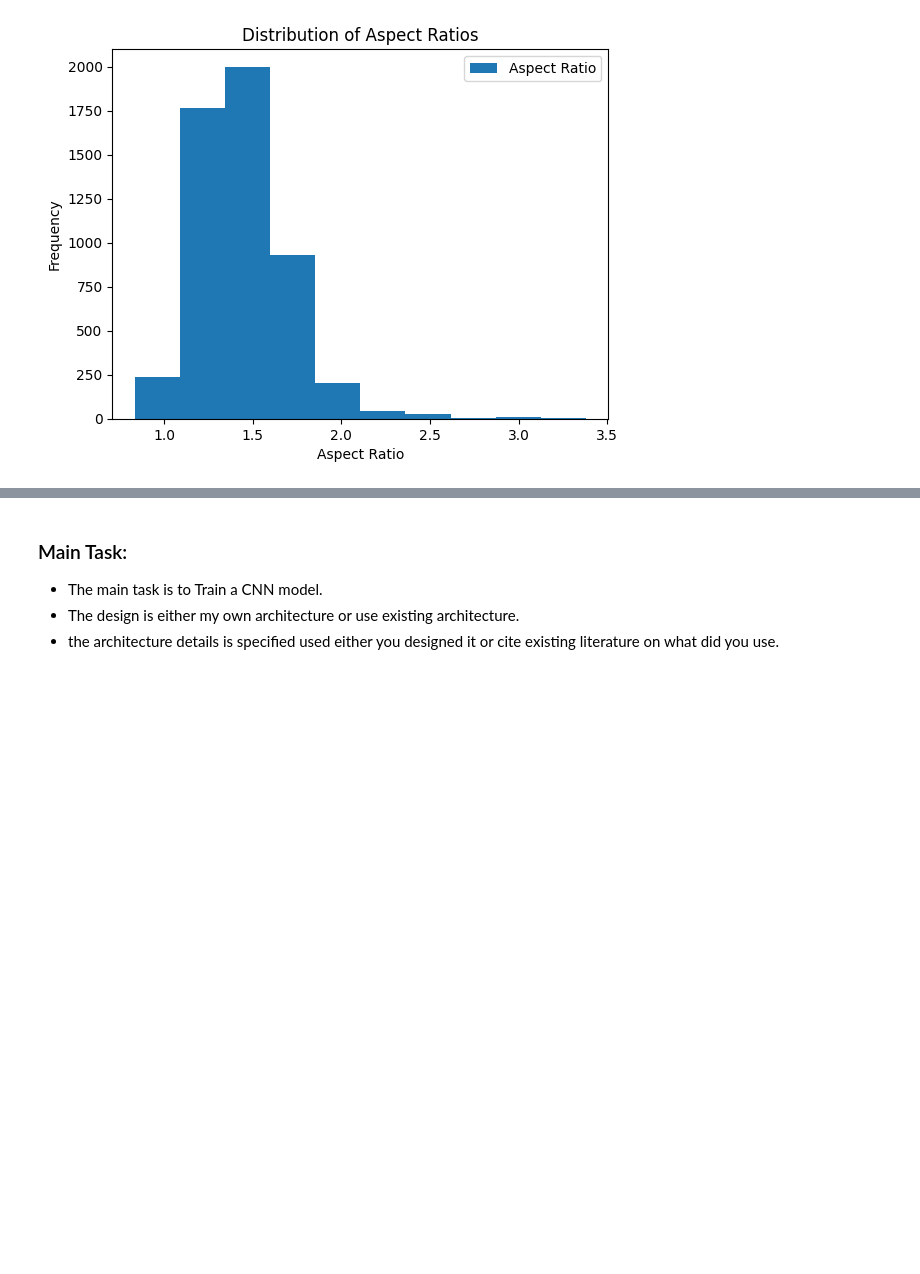
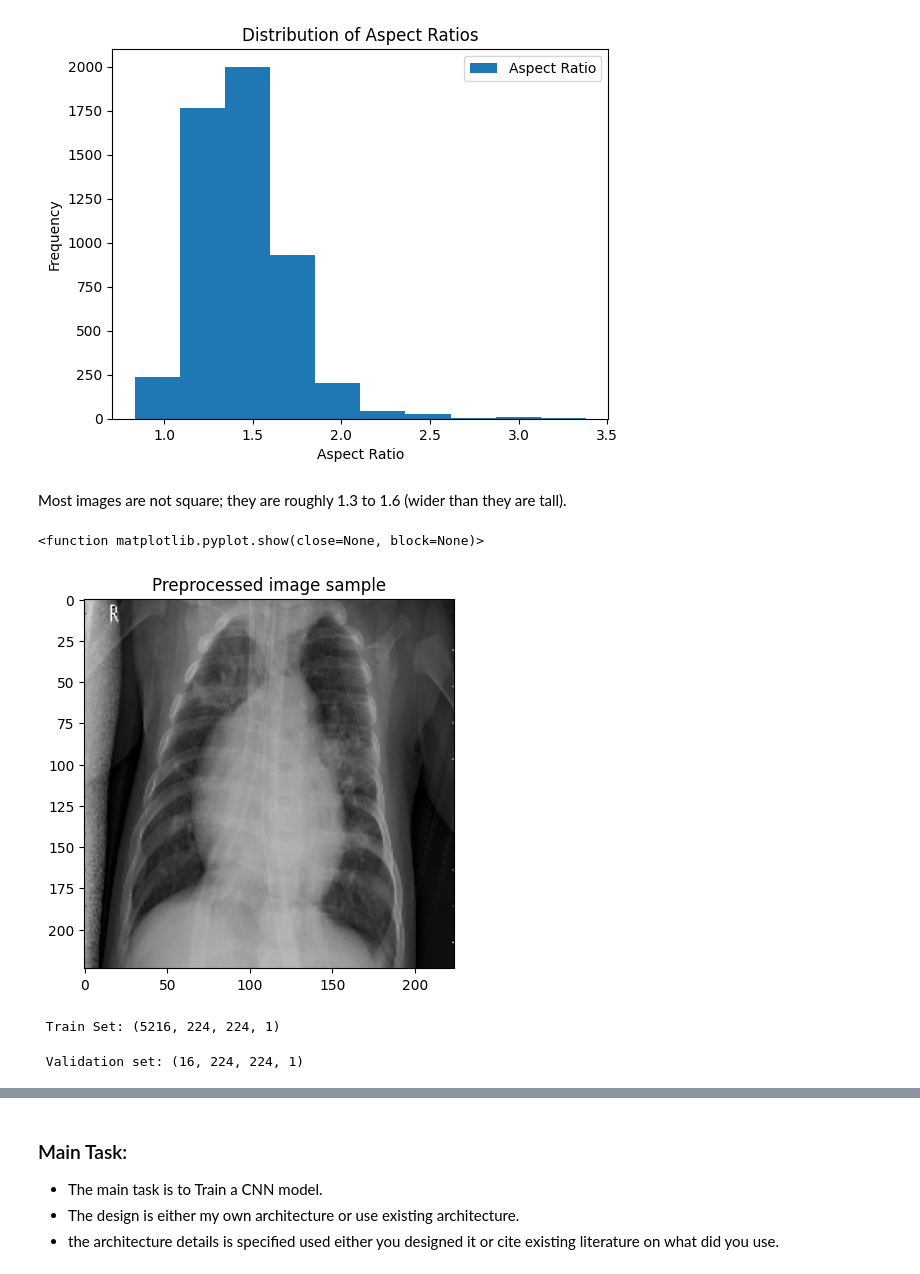
Before and after one commit to sondosaabed/Pneumonia-Classification-CNN, a Jupyter notebook: Pneumonia-Classification-CNN.ipynb, the cells around one changed output, grey strips where cells are left out. Drawn from its saved outputs; the diff is of its cells as text; code cells hidden in the pictures; blank space fills up the shorter version.

```diff
--- a/Pneumonia-Classification-CNN.ipynb
+++ b/Pneumonia-Classification-CNN.ipynb
@@ -221,3 +236,33 @@ plt.legend()
 # %% [output]
 <matplotlib.legend.Legend at 0x...>
 [figure]
+# %% [markdown]
+Most images are not square; they are roughly 1.3 to 1.6 (wider than they are tall).
+# %%
+import cv2
+import numpy as np
+
+IMG_SIZE = 224 # Standard for many CNN architectures
+
+def preprocess_image(path):
+    # Load in Grayscale (standard for X-rays)
+    img = cv2.imread(path, cv2.IMREAD_GRAYSCALE)
+
+    # Standard resize (it will stretch/squash slightly, which is okay here)
+    img = cv2.resize(img, (IMG_SIZE, IMG_SIZE))
+
+    # Normalization: X-rays have varying brightness/contrast
+    # This scales pixels to [0, 1]
+    img = img / 255.0
+
+    # Add channel dimension for the CNN (Height, Width, 1)
+    img = np.expand_dims(img, axis=-1)
+
+    return img
+# %%
+plt.imshow(preprocess_image(train_df.iloc[100]['ImagePath']), cmap="gray")
+plt.title("Preprocessed image sample")
+plt.show
+# %% [output]
+<function matplotlib.pyplot.show(close=None, block=None)>
+[figure, added]
@@ -223,0 +310,8 @@ plt.legend()
+# %%
+print(f" Train Set: {X_train.shape}")
+# %% [output]
+ Train Set: (5216, 224, 224, 1)
+# %%
+print(f" Validation set: {X_val.shape}")
+# %% [output]
+ Validation set: (16, 224, 224, 1)
```
Also changed, not shown: parts of 16 cells of this notebook.
